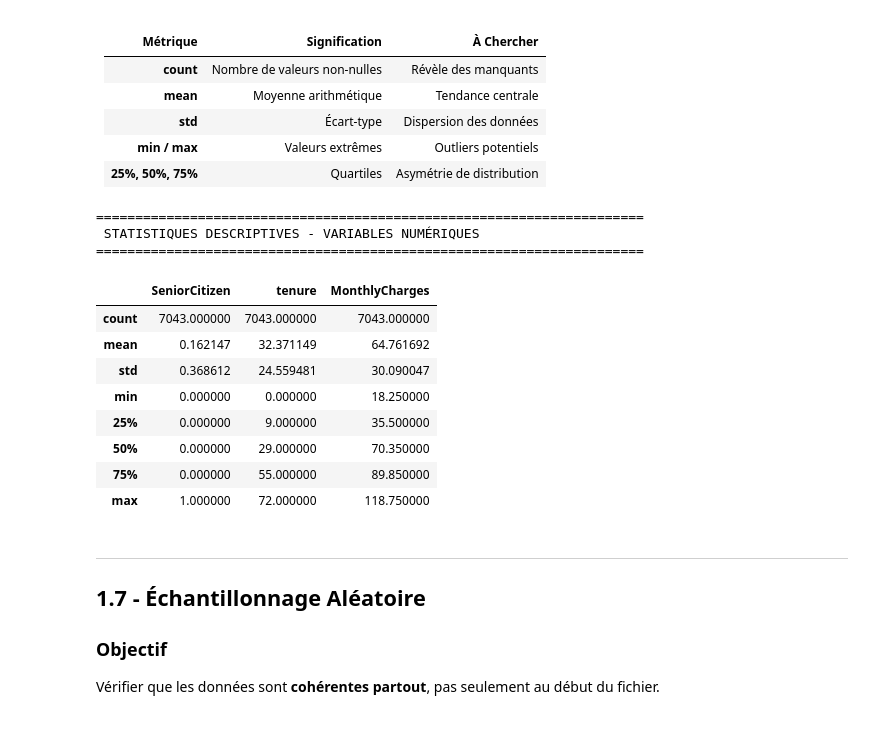
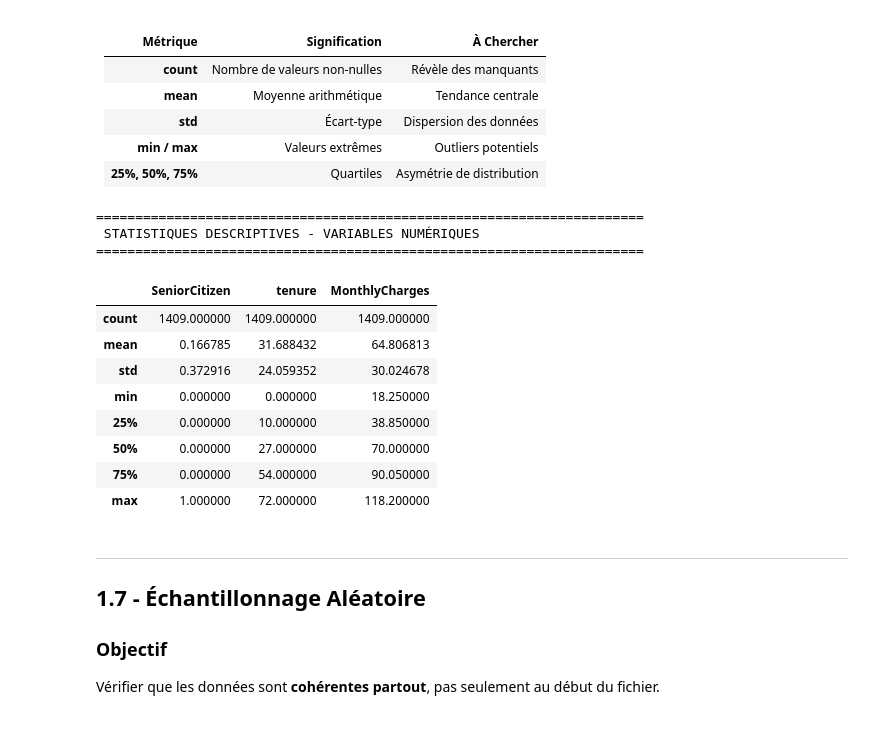
Before and after one commit to Dylan-Jbt/Scoring_de_churn_client, a Jupyter notebook: notebooks/01_exploration_des_donnees.ipynb, the cells around one changed output. Drawn from its saved outputs; the diff is of its cells as text; code cells hidden in the pictures.

```diff
--- a/notebooks/01_exploration_des_donnees.ipynb
+++ b/notebooks/01_exploration_des_donnees.ipynb
@@ -88,23 +94,32 @@ Charger les données et obtenir une **première vue** de leur structure, dimensi
 -  Les types de colonnes sont-ils cohérents ?
 -  Y a-t-il des problèmes évidents ?
 # %%
-# 1.1 CHARGEMENT DU DATASET
-
-# Chemin du fichier de données
+# Chargement du dataset
 df = "..\\data\\Telco-Customer-Churn.csv"
-
-# Chargement dans un DataFrame pandas
 df = pd.read_csv(df)
 
-# 1.2 DIMENSIONS DU DATASET
-n_rows, n_cols = df.shape
+# Séparation des variables explicatives et de la variable cible
+X = df.drop(columns=["Churn"])
+y = df["Churn"]
+
+# Séparation des données en ensembles d'entraînement et de test avec stratification
+set_seed = 1204
+X_train, X_test, y_train, y_test = train_test_split(
+    X, y, test_size=0.2, random_state=set_seed, stratify=y
+)
+
+# Affichage des dimensions du dataset
+print("=" * 70)
+print(" DIMENSIONS DES DONNÉES D'ENTRAÎNEMENT ")
+print("=" * 70)
+print(f"  -Varibales explicatives : (X_train) : {X_train.shape}")
+print(f"  -Variable cible         : (y_train) : {y_train.shape}")
 
 print("=" * 70)
-print(" DIMENSIONS DU DATASET")
+print(" DIMENSIONS DES DONNÉES DE TEST ")
 print("=" * 70)
-print(f"✓ Observations (lignes) : {n_rows:,}")
-print(f"✓ Variables (colonnes)  : {n_cols}")
-print(f"✓ Total de cellules     : {n_rows * n_cols:,}")
+print(f"  -Varibales explicatives : (X_test) : {X_test.shape}")
+print(f"  -Variable cible         : (y_test) : {y_test.shape}")
 print("=" * 70)
 # %% [output]
 ======================================================================
@@ -295,23 +392,23 @@ print(f"   • Pourcentage de complétude         : {(1 - df.isnull().sum().sum(
 # %%
 # Statistiques descriptives pour les variables numériques
 print("\n" + "="*70)
 print(" STATISTIQUES DESCRIPTIVES - VARIABLES NUMÉRIQUES")
 print("="*70 + "\n")
 
-df.describe()
+X_test.describe()
 # %% [output]
 ======================================================================
  STATISTIQUES DESCRIPTIVES - VARIABLES NUMÉRIQUES
 ======================================================================
 |  | SeniorCitizen | tenure | MonthlyCharges |
-| count | 7043.000000 | 7043.000000 | 7043.000000 |
-| mean | 0.162147 | 32.371149 | 64.761692 |
-| std | 0.368612 | 24.559481 | 30.090047 |
+| count | 1409.000000 | 1409.000000 | 1409.000000 |
+| mean | 0.166785 | 31.688432 | 64.806813 |
+| std | 0.372916 | 24.059352 | 30.024678 |
 | min | 0.000000 | 0.000000 | 18.250000 |
-| 25% | 0.000000 | 9.000000 | 35.500000 |
-| 50% | 0.000000 | 29.000000 | 70.350000 |
-| 75% | 0.000000 | 55.000000 | 89.850000 |
-| max | 1.000000 | 72.000000 | 118.750000 |
+| 25% | 0.000000 | 10.000000 | 38.850000 |
+| 50% | 0.000000 | 27.000000 | 70.000000 |
+| 75% | 0.000000 | 54.000000 | 90.050000 |
+| max | 1.000000 | 72.000000 | 118.200000 |
 # %% [markdown]
 ---
 
```
Also changed, not shown: parts of 19 cells of this notebook, 6 other files.
